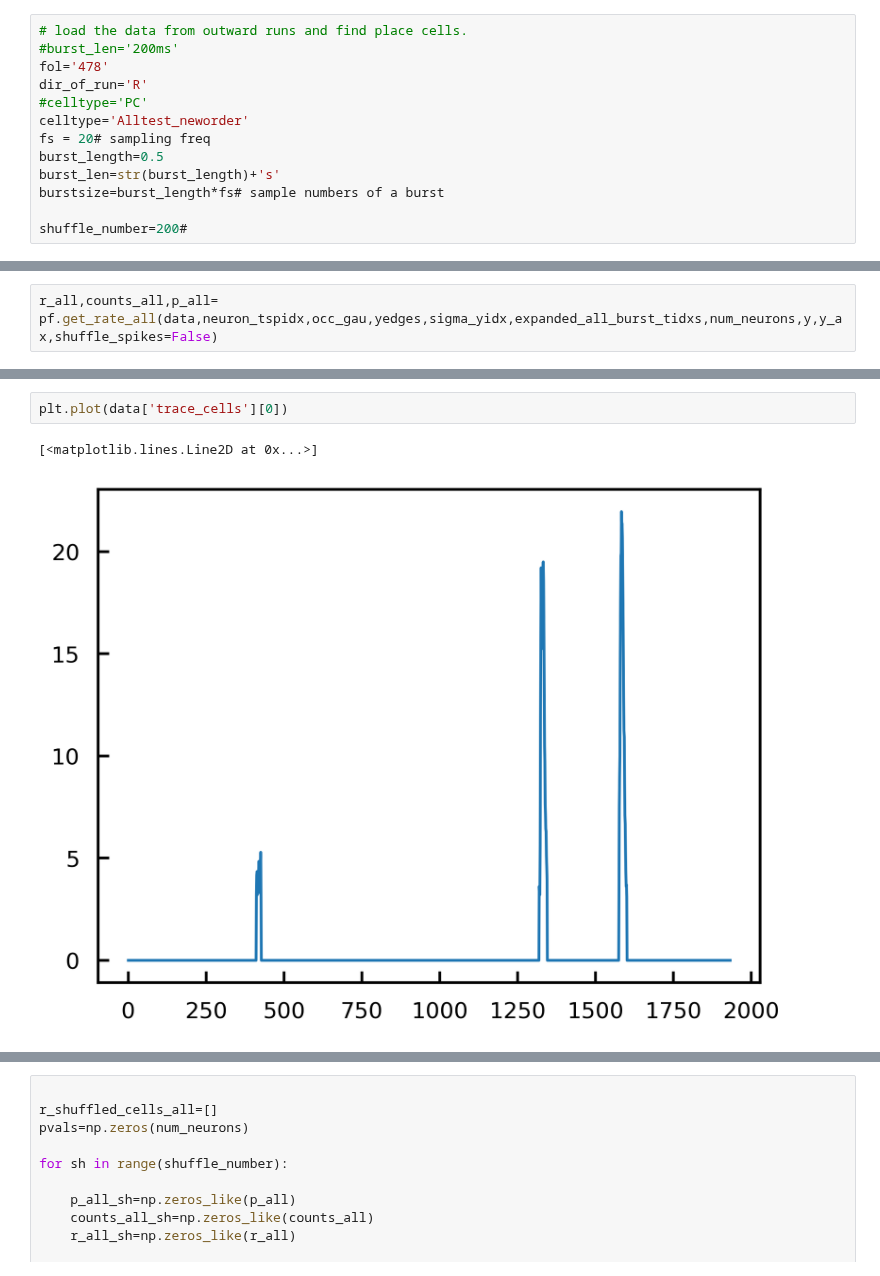
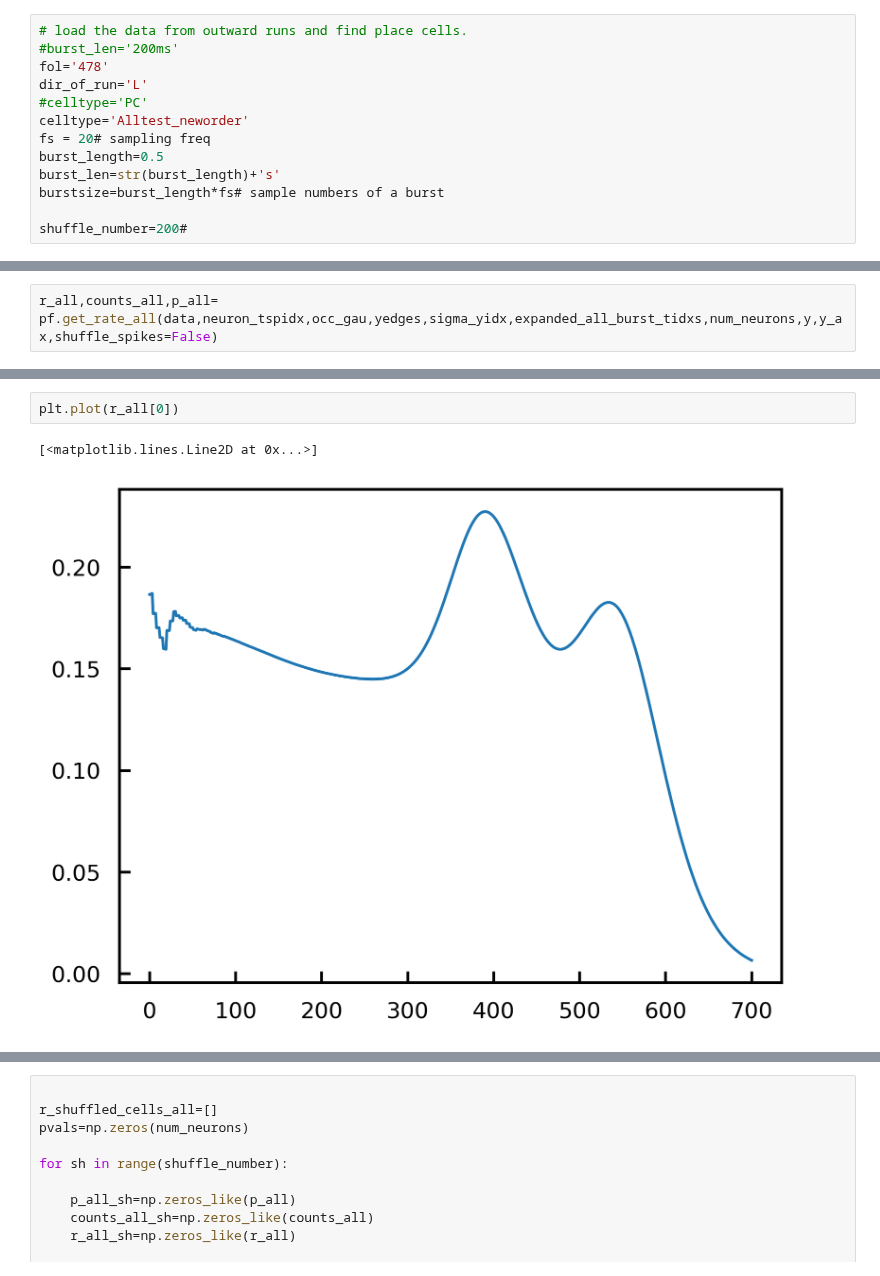
Before and after one commit to HamedShabani/PFC_sequence_analysis, a Jupyter notebook: Place_code_analysis.ipynb, the cells around one changed output, grey strips where cells are left out. Cells and saved outputs as stored; diff of their text form.

```diff
--- a/Place_code_analysis.ipynb
+++ b/Place_code_analysis.ipynb
@@ -109,7 +109,7 @@ chosen_cell_type='all'
 # load the data from outward runs and find place cells.
 #burst_len='200ms'
 fol='478'
-dir_of_run='R'
+dir_of_run='L'
 #celltype='PC'
 celltype='Alltest_neworder'
 fs = 20# sampling freq
@@ -447,5 +436,5 @@ plt.imshow(data['trace_cells'], aspect='auto', origin='lower', extent=[yedges[0]
 # %%
-plt.plot(data['trace_cells'][0])
+plt.plot(r_all[0])
 # %% [output]
 [<matplotlib.lines.Line2D at 0x...>]
-[figure, old version]
+[figure, new version]
```
Also changed, not shown: parts of 33 cells of this notebook, 4 other files.
